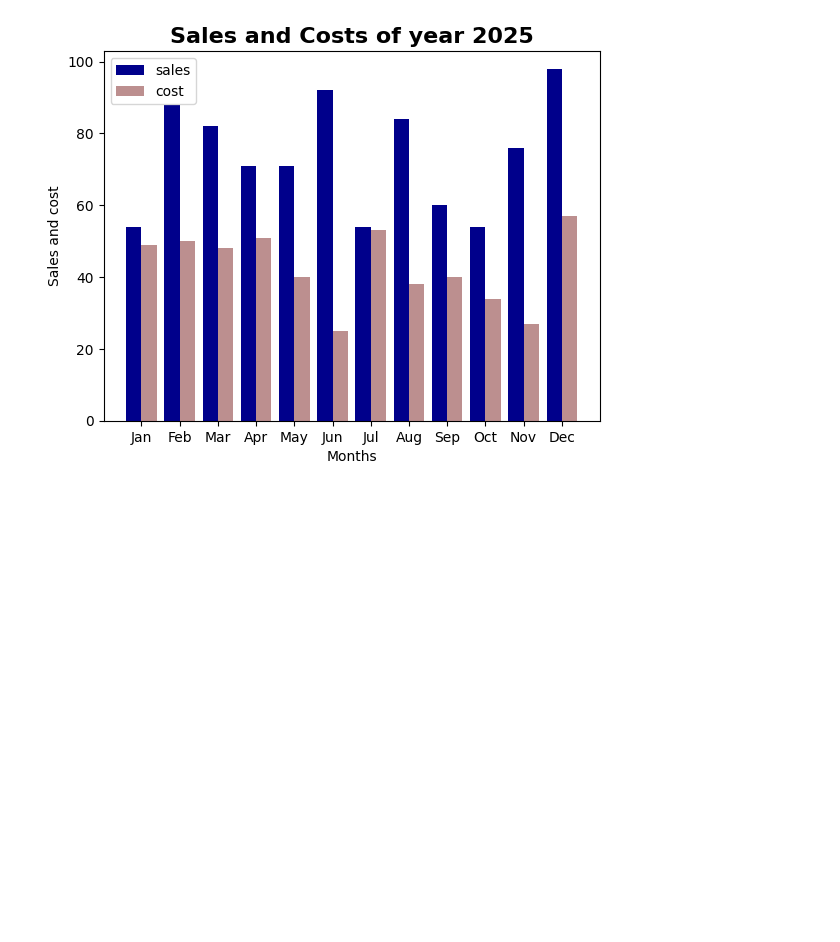
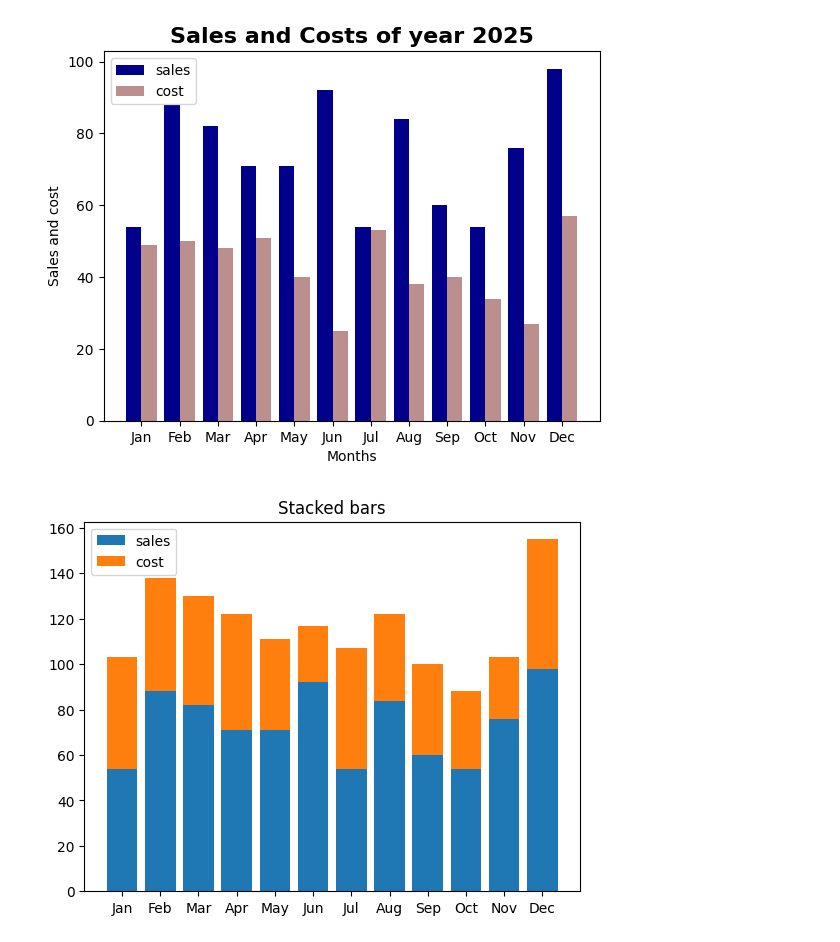
Before and after one commit to victoriairungu99-creator/CDAV-course, a Jupyter notebook: Visualization_practicals.ipynb, the cells around one changed output. Cells and saved outputs as stored; diff of their text form; code cells hidden in the pictures; blank space fills up the shorter version.

```diff
--- a/Visualization_practicals.ipynb
+++ b/Visualization_practicals.ipynb
@@ -218,3 +219,13 @@ ax.legend()
 plt.show()
 # %% [output]
 [figure]
+# %%
+#Stacked bars
+#The whole stacked bar is the sum of the two variables in it
+fig,ax=plt.subplots()
+ax.bar(df["month"],df["sales"],label="sales")
+ax.bar(df["month"],df["cost"],bottom=df["sales"],label="cost")
+ax.set_title("Stacked bars");ax.legend()
+plt.show()
+# %% [output]
+[figure, added]
```
Also changed, not shown: parts of 15 cells of this notebook.
